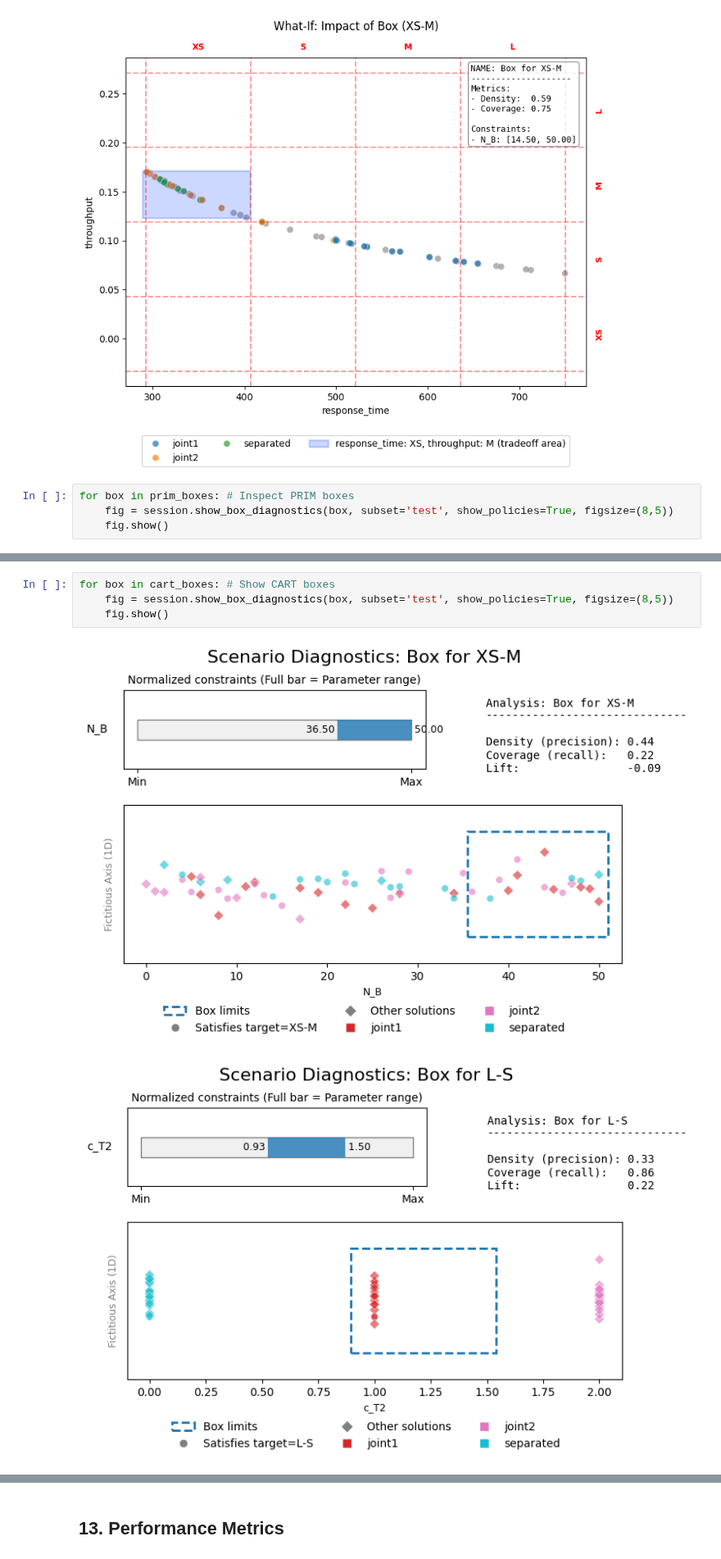
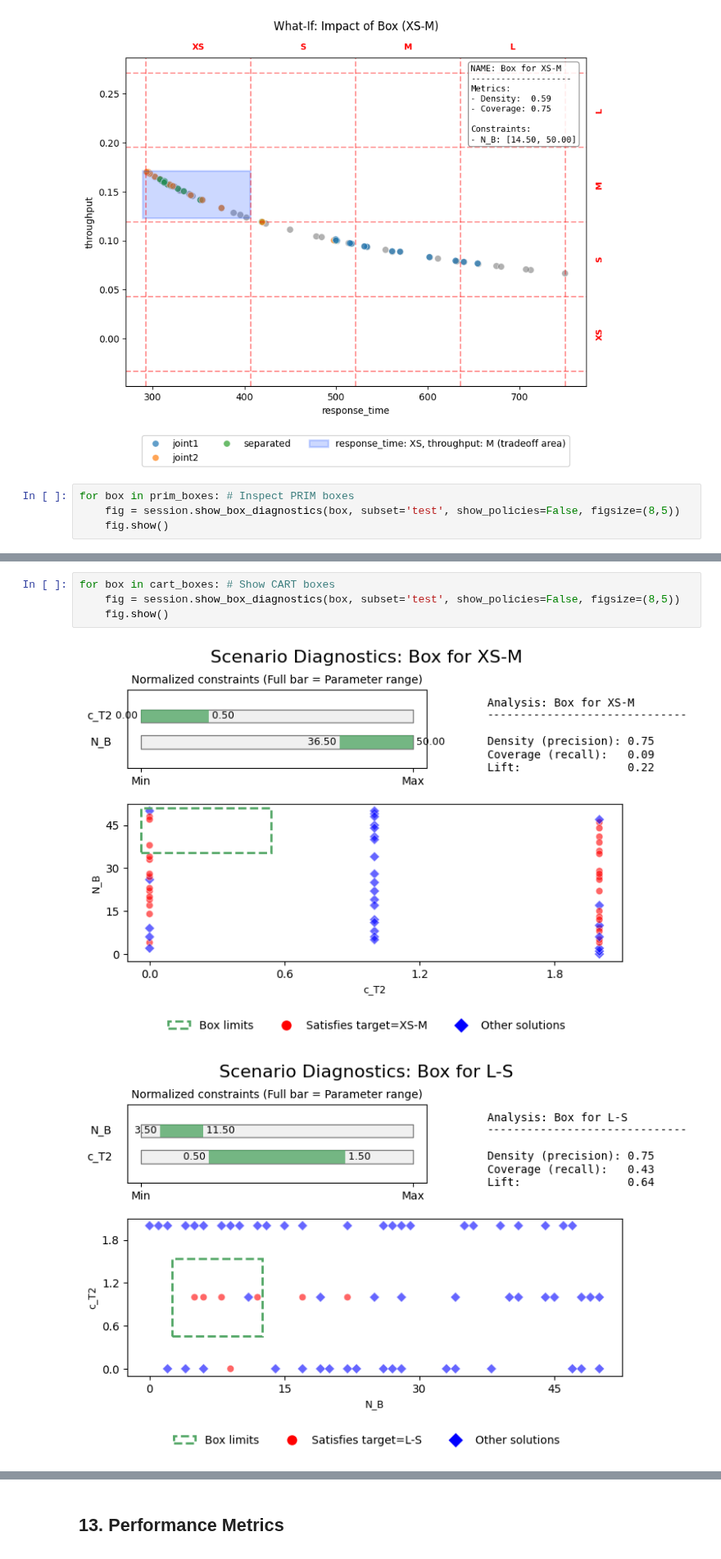
Before and after one commit to andresdp/patterns-sa, a Jupyter notebook: patterns/Pipes_and_Filters/analysis-paf.ipynb, the cells around one changed output, grey strips where cells are left out. Shown at 82% size. Drawn from its saved outputs; the diff is of its cells as text.

```diff
--- a/patterns/Pipes_and_Filters/analysis-paf.ipynb
+++ b/patterns/Pipes_and_Filters/analysis-paf.ipynb
@@ -586,6 +587,6 @@ for x_col, y_col in itertools.combinations(outcome_cols, 2):
 [figure]
 # %%
 for box in prim_boxes: # Inspect PRIM boxes
-    fig = session.show_box_diagnostics(box, subset='test', show_policies=True, figsize=(8,5))
+    fig = session.show_box_diagnostics(box, subset='test', show_policies=False, figsize=(8,5))
     fig.show()
 # %% [output]
@@ -596,7 +597,7 @@ for box in prim_boxes: # Inspect PRIM boxes
 # %%
 for box in cart_boxes: # Show CART boxes
-    fig = session.show_box_diagnostics(box, subset='test', show_policies=True, figsize=(8,5))
+    fig = session.show_box_diagnostics(box, subset='test', show_policies=False, figsize=(8,5))
     fig.show()
 # %% [output]
-[figure, old version]
+[figure, new version]
-[figure, old version]
+[figure, new version]
```
Also changed, not shown: parts of 10 cells of this notebook, 23 other files.
